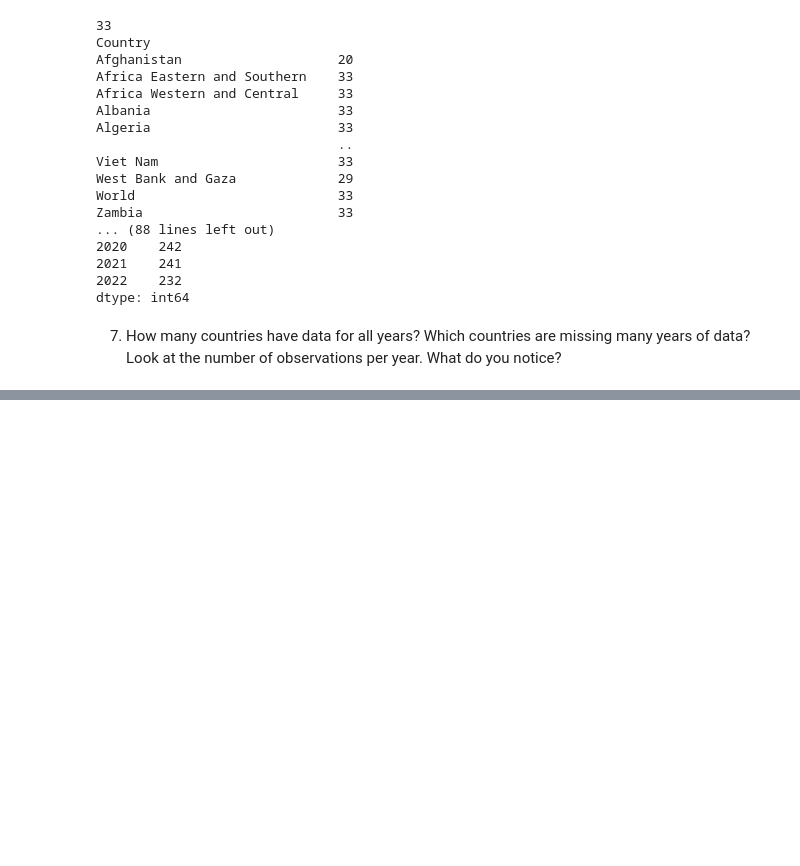
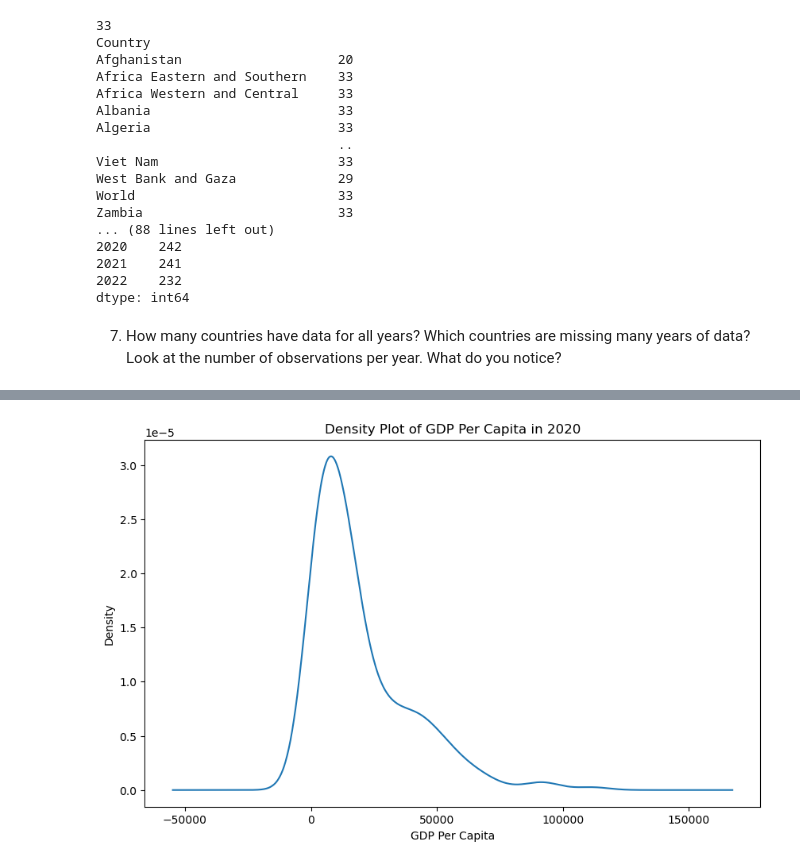
Before and after one commit to NSS-Data-Analytics-Cohort-10/gdp-and-internet-usage-seanmalley1, a Jupyter notebook: notebooks/un_data.ipynb, the cells around one changed output, grey strips where cells are left out. Saved outputs shown, nothing was run; the diff lists cells and outputs as text; code cells hidden in the pictures; blank space fills up the shorter version.

```diff
--- a/notebooks/un_data.ipynb
+++ b/notebooks/un_data.ipynb
@@ -181,0 +193,12 @@ In this question, you're going to create some plots to show the distribution of
+# %%
+# I forgot to define df_2020 again since this is in a new box. Remember new box, new definitions
+gdp_2020 = gdp_df[gdp_df['Year'] == 2020]
+# Density Plot
+plt.figure(figsize=(10, 6))
+gdp_2020['GDP_Per_Capita'].plot(kind='density')
+plt.title('Density Plot of GDP Per Capita in 2020')
+plt.xlabel('GDP Per Capita')
+plt.ylabel('Density')
+plt.show()
+# %% [output]
+[figure, added]
```
Also changed, not shown: parts of 8 cells of this notebook.
